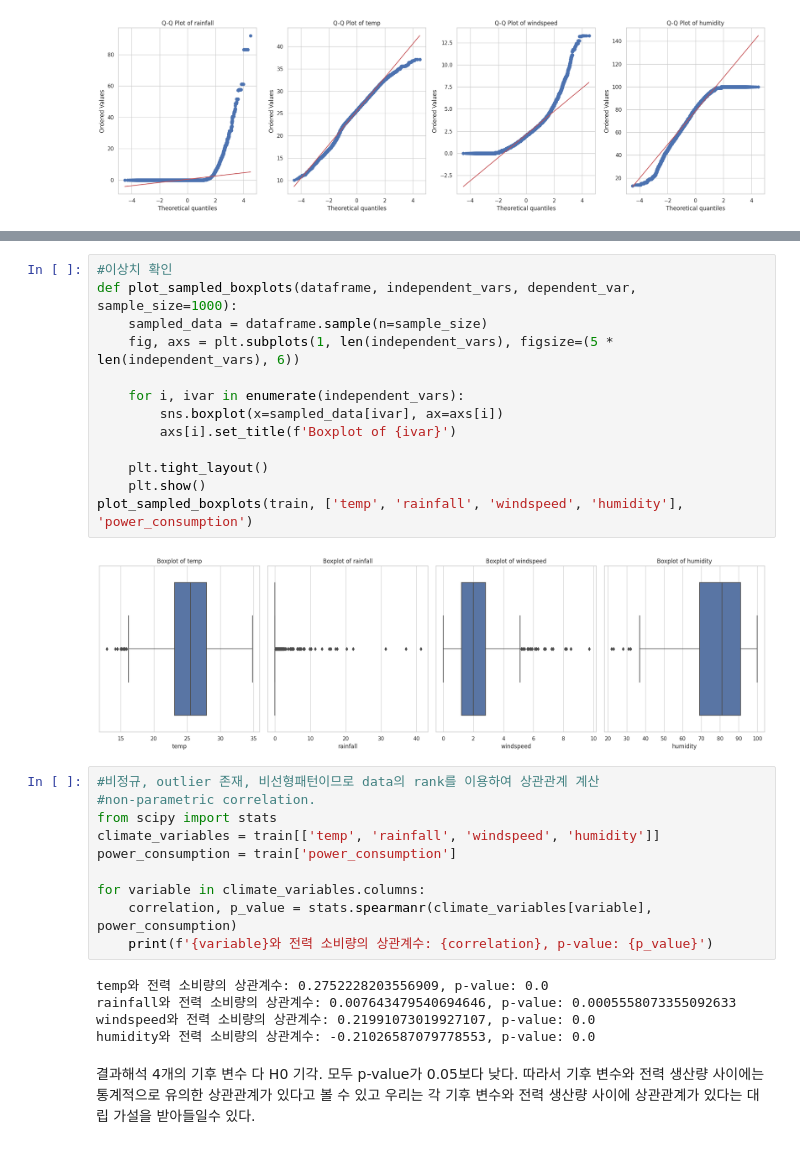
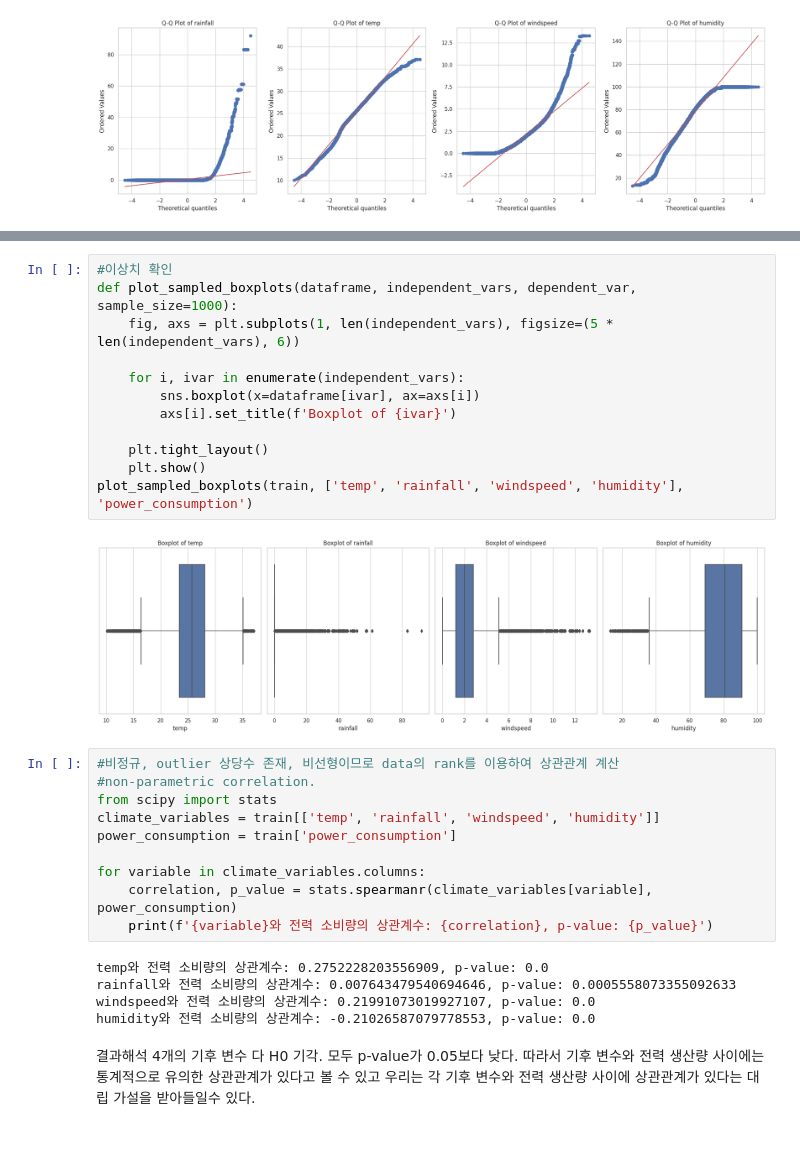
Before and after one commit to life-ofpi/SDATP, a Jupyter notebook: sda_project_jinseo.ipynb, the cells around one changed output, grey strips where cells are left out. Drawn from its saved outputs; the diff is of its cells as text.

```diff
--- a/sda_project_jinseo.ipynb
+++ b/sda_project_jinseo.ipynb
@@ -368,20 +365,19 @@ plot_sampled_scatter(train, ['temp', 'rainfall', 'windspeed', 'humidity'], 'powe
 # %%
 #이상치 확인
 def plot_sampled_boxplots(dataframe, independent_vars, dependent_var, sample_size=1000):
-    sampled_data = dataframe.sample(n=sample_size)
     fig, axs = plt.subplots(1, len(independent_vars), figsize=(5 * len(independent_vars), 6))
 
     for i, ivar in enumerate(independent_vars):
-        sns.boxplot(x=sampled_data[ivar], ax=axs[i])
+        sns.boxplot(x=dataframe[ivar], ax=axs[i])
         axs[i].set_title(f'Boxplot of {ivar}')
 
     plt.tight_layout()
     plt.show()
 plot_sampled_boxplots(train, ['temp', 'rainfall', 'windspeed', 'humidity'], 'power_consumption')
 # %% [output]
-[figure, old version]
+[figure, new version]
 # %%
-#비정규, outlier 존재, 비선형패턴이므로 data의 rank를 이용하여 상관관계 계산
+#비정규, outlier 상당수 존재, 비선형이므로 data의 rank를 이용하여 상관관계 계산
 #non-parametric correlation.
 from scipy import stats
 climate_variables = train[['temp', 'rainfall', 'windspeed', 'humidity']]
```
Also changed, not shown: parts of 6 cells of this notebook.
